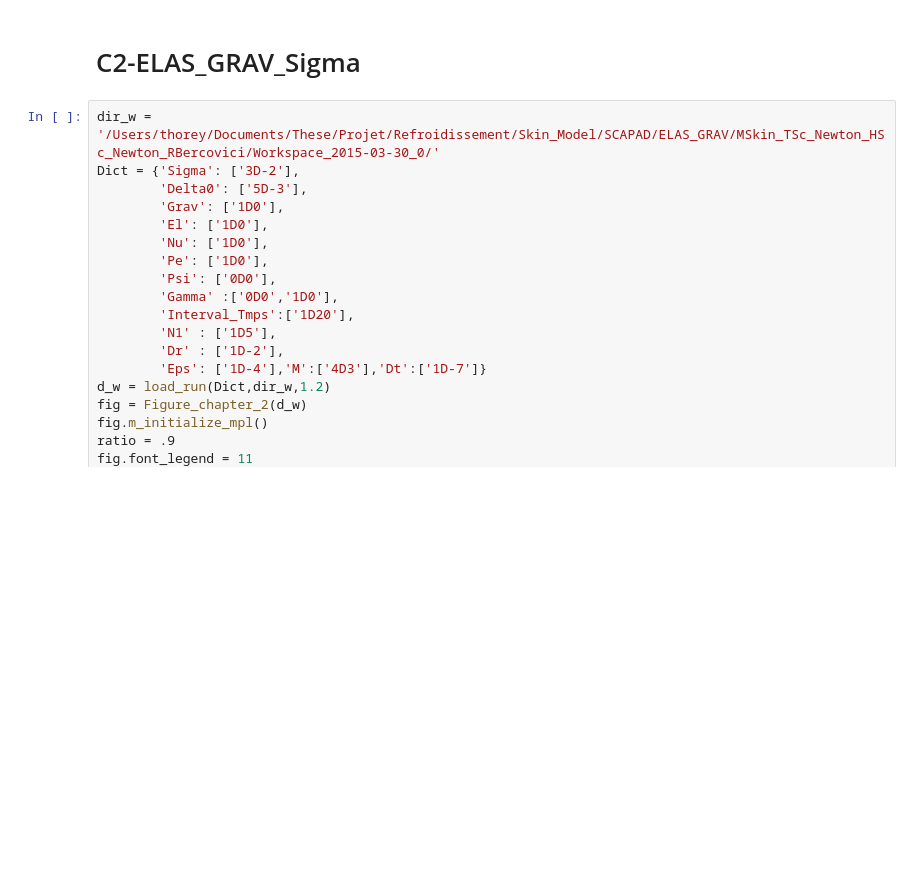
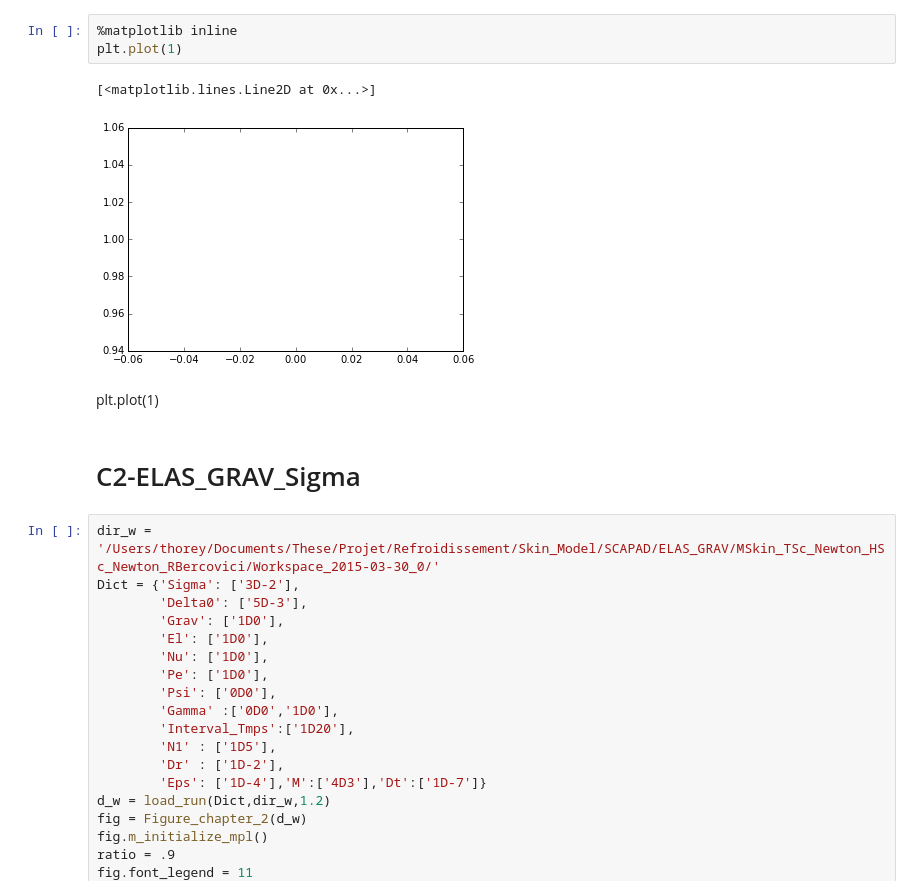
Before and after one commit to cthorey/Manuscript, a Jupyter notebook: notebook/Chapter2.ipynb, the cells around one changed output. Drawn from its saved outputs; the diff is of its cells as text; blank space fills up the shorter version.

```diff
--- a/notebook/Chapter2.ipynb
+++ b/notebook/Chapter2.ipynb
@@ -32,4 +30,12 @@ The autoreload extension is already loaded. To reload it, use:
 /Users/thorey/Documents/These/Manuscript/notebook
+# %%
+%matplotlib inline
+plt.plot(1)
+# %% [output]
+[<matplotlib.lines.Line2D at 0x...>]
+[figure, added]
+# %% [markdown]
+plt.plot(1)
 # %% [markdown]
 # C2-ELAS_GRAV_Sigma
 # %%
```
Also changed, not shown: parts of 2 cells of this notebook, 6 other files.
